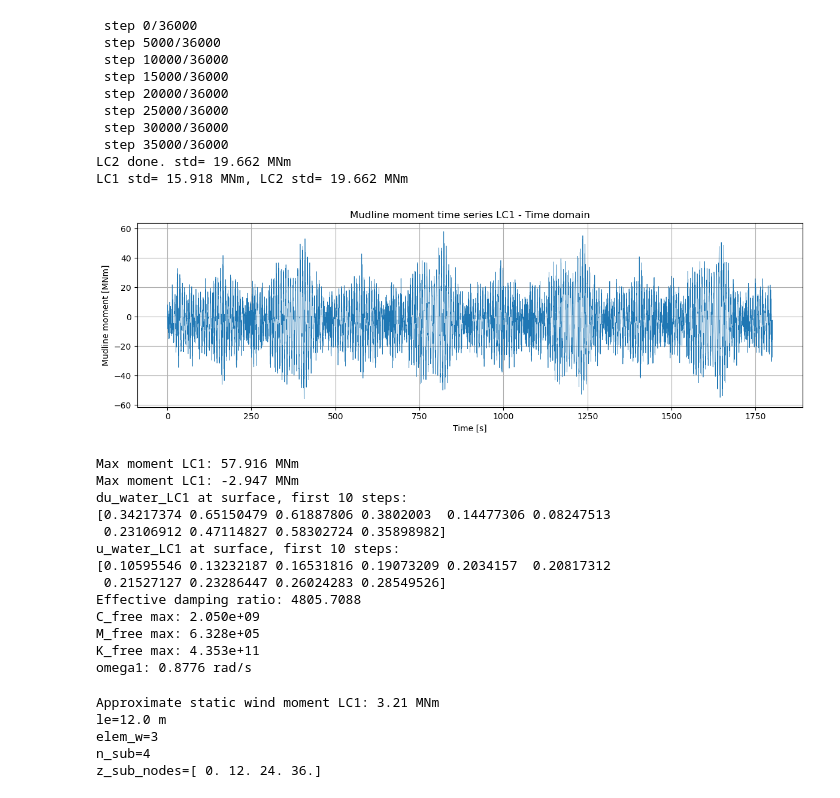
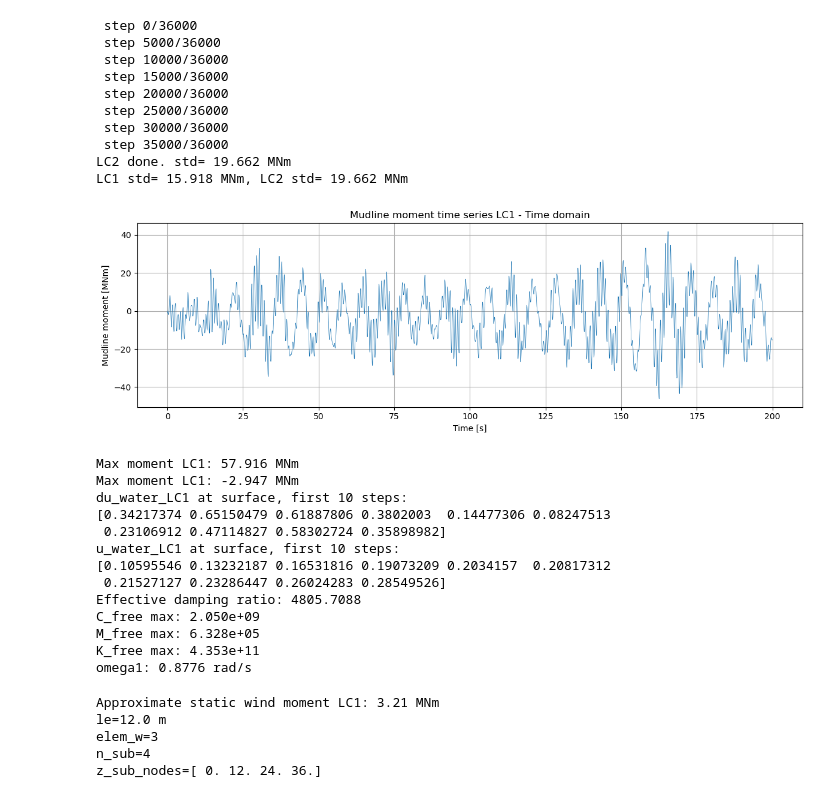
Before and after one commit to josems06-crypto/CIEM5220_WindWaves, a Jupyter notebook: CIEM5220/Windturbine/WW_step6_timedomain.ipynb, the cells around one changed output. Drawn from its saved outputs; the diff is of its cells as text; code cells hidden in the pictures.

```diff
--- a/CIEM5220/Windturbine/WW_step6_timedomain.ipynb
+++ b/CIEM5220/Windturbine/WW_step6_timedomain.ipynb
@@ -280,33 +280,33 @@ LC1 std= 15.918 MNm, LC2 std= 19.662 MNm
 # %%
 M_dyn_LC1=M_mudline_LC1-np.mean(M_mudline_LC1)
 M_dyn_LC2=M_mudline_LC2-np.mean(M_mudline_LC2)
 
 fig, ax=plt.subplots(figsize=(12, 4))
-ax.plot(t, M_mudline_LC1/1e6, linewidth=0.5)
+ax.plot(t[:4000], M_mudline_LC1[:4000]/1e6, linewidth=0.5)
 ax.set_xlabel('Time [s]')
 ax.set_ylabel('Mudline moment [MNm]')
 ax.set_title('Mudline moment time series LC1 - Time domain')
 ax.grid(True)
 plt.tight_layout()
 plt.show()
 
 print(f"Max moment LC1: {np.max(np.abs(M_mudline_LC1))/1e6:.3f} MNm")
 print(f"Max moment LC1: {np.mean(M_mudline_LC1)/1e6:.3f} MNm")
 
 print(f"du_water_LC1 at surface, first 10 steps:")
 print(du_water_LC1[-1, :10])
 print(f"u_water_LC1 at surface, first 10 steps:")
 print(u_water_LC1[-1, :10])
 
 omega1=2*np.pi*f1
 zeta_check=(e_moment @ C_free @ e_moment)/(2*omega1*(e_moment @ M_free @ e_moment))
 print(f"Effective damping ratio: {zeta_check:.4f}")
 print(f"C_free max: {np.max(np.abs(C_free)):.3e}")
 print(f"M_free max: {np.max(np.abs(M_free)):.3e}")
 print(f"K_free max: {np.max(np.abs(K_free)):.3e}")
 print(f"omega1: {omega1:.4f} rad/s")
 # %% [output]
-[figure, old version]
+[figure, new version]
 Max moment LC1: 57.916 MNm
 Max moment LC1: -2.947 MNm
 du_water_LC1 at surface, first 10 steps:
```
Also changed, not shown: 3 other files.
